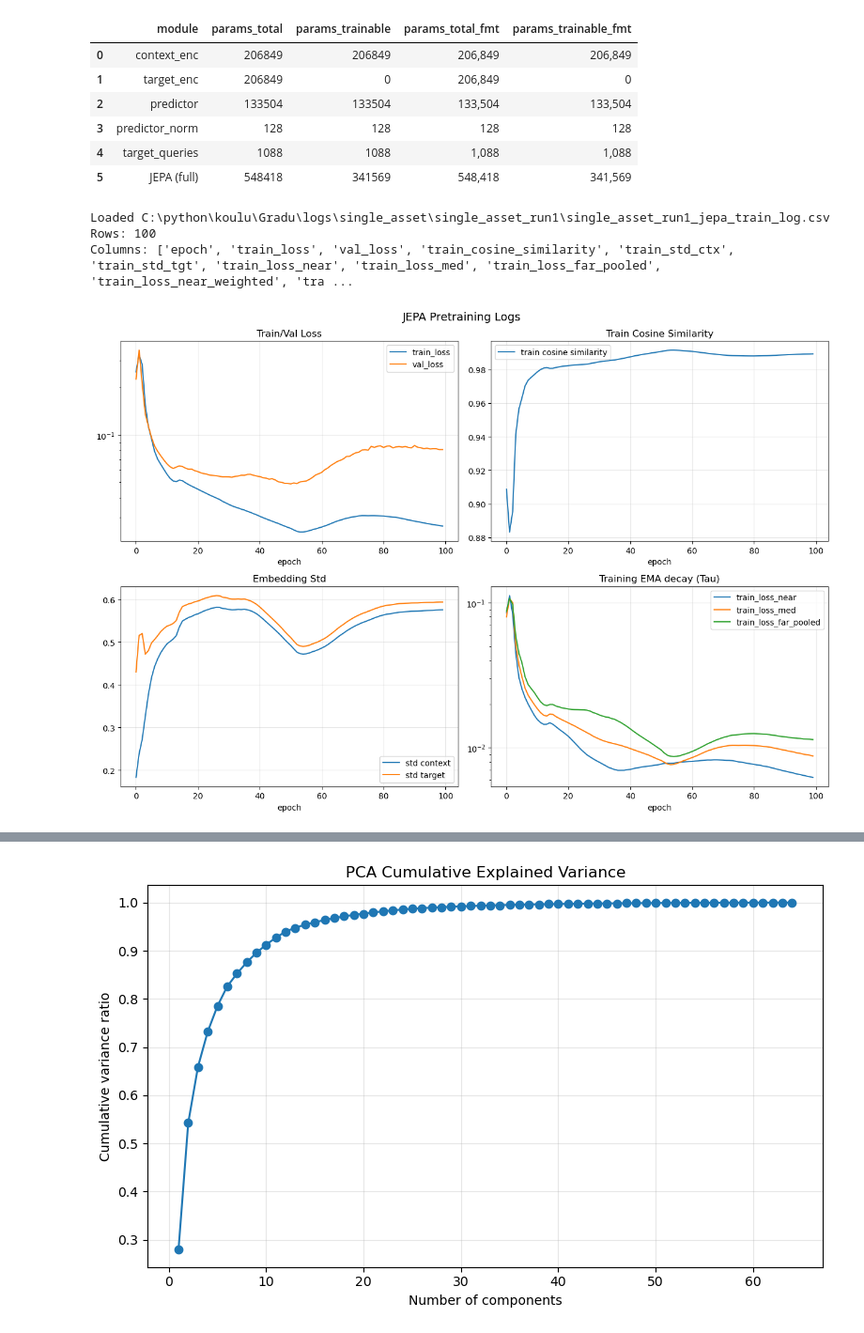
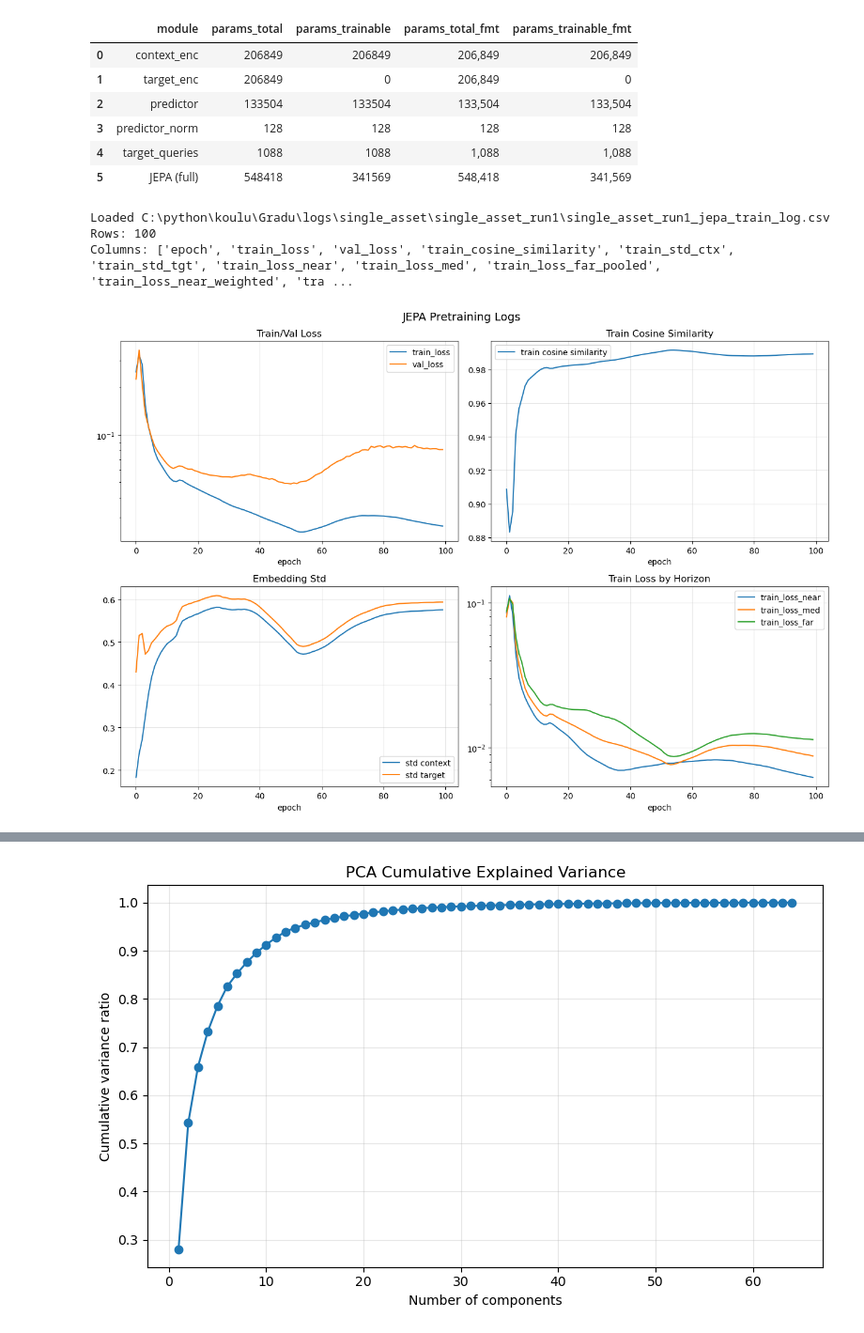
Before and after one commit to Olba147/DrlPpoTransformer, a Jupyter notebook: notebooks/jepa_pretrain_all_run_analysis.ipynb, the cells around one changed output, grey strips where cells are left out. Shown at 94% size. Drawn from its saved outputs; the diff is of its cells as text; code cells hidden in the pictures.

```diff
--- a/notebooks/jepa_pretrain_all_run_analysis.ipynb
+++ b/notebooks/jepa_pretrain_all_run_analysis.ipynb
@@ -434,45 +435,36 @@ axes[2].set_xlabel(x_col)
 axes[2].grid(True, alpha=0.3)
 if axes[2].has_data():
     axes[2].legend()
 
 # 4) additional metrics (auto)
 extra_metric_candidates = [
     "train_loss_near",
     "train_loss_med",
     "train_loss_far_pooled"
 ]
 
-# Add expected EMA schedule if warmup settings are available
-# warmup_epochs = int(jepa_cfg.get("training", {}).get("warmup_epochs", 0))
-# if warmup_epochs > 0 and len(log_df) > 0:
-#     tau_min = float(model_cfg.get("ema_tau_min", 0.99))
-#     tau_max = float(model_cfg.get("ema_tau_max", 0.999))
-#     ema_decay = np.linspace(tau_min, tau_max, num=max(warmup_epochs, 1)).tolist()
-#     if len(ema_decay) < len(log_df):
-#         ema_decay.extend([tau_max] * (len(log_df) - len(ema_decay)))
-#     axes[3].plot(log_df[x_col], ema_decay[: len(log_df)], linestyle="--", label="expected_ema_tau")
 
 for metric in extra_metric_candidates:
     if metric in log_df.columns:
-        axes[3].plot(log_df[x_col], log_df[metric], label=metric)
+        axes[3].plot(log_df[x_col], log_df[metric], label=metric if metric != "train_loss_far_pooled" else "train_loss_far")
 
 
-axes[3].set_title("Training EMA decay (Tau)")
+axes[3].set_title("Train Loss by Horizon")
 axes[3].set_xlabel(x_col)
 axes[3].grid(True, alpha=0.3)
 if axes[3].has_data():
     axes[3].legend()
 # set y scale to log
 axes[3].set_yscale("log")
 
 fig.suptitle("JEPA Pretraining Logs", fontsize=14)
 fig.tight_layout()
 plt.show()
 # %% [output]
 Loaded C:\python\koulu\Gradu\logs\single_asset\single_asset_run1\single_asset_run1_jepa_train_log.csv
 Rows: 100
 Columns: ['epoch', 'train_loss', 'val_loss', 'train_cosine_similarity', 'train_std_ctx', 'train_std_tgt', 'train_loss_near', 'train_loss_med', 'train_loss_far_pooled', 'train_loss_near_weighted', 'tra ...
-[figure, old version]
+[figure, new version]
 # %%
 def _prepare_context_patches(batch: dict[str, torch.Tensor]) -> tuple[torch.Tensor, torch.Tensor, torch.Tensor]:
     x_full = batch["x_context"][:, :context_len_steps, :]
```
Also changed, not shown: parts of 2 cells of this notebook, 2 other files.
